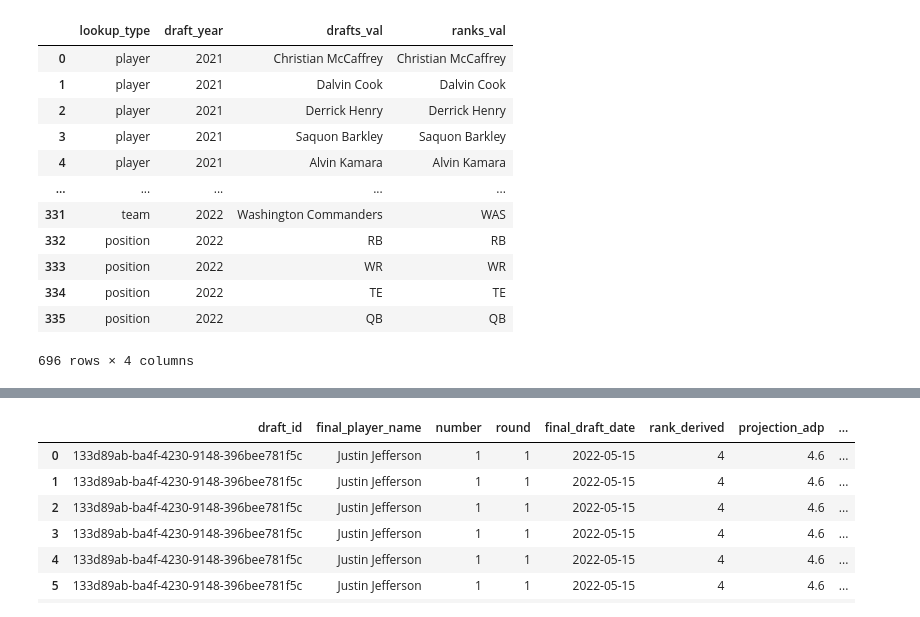
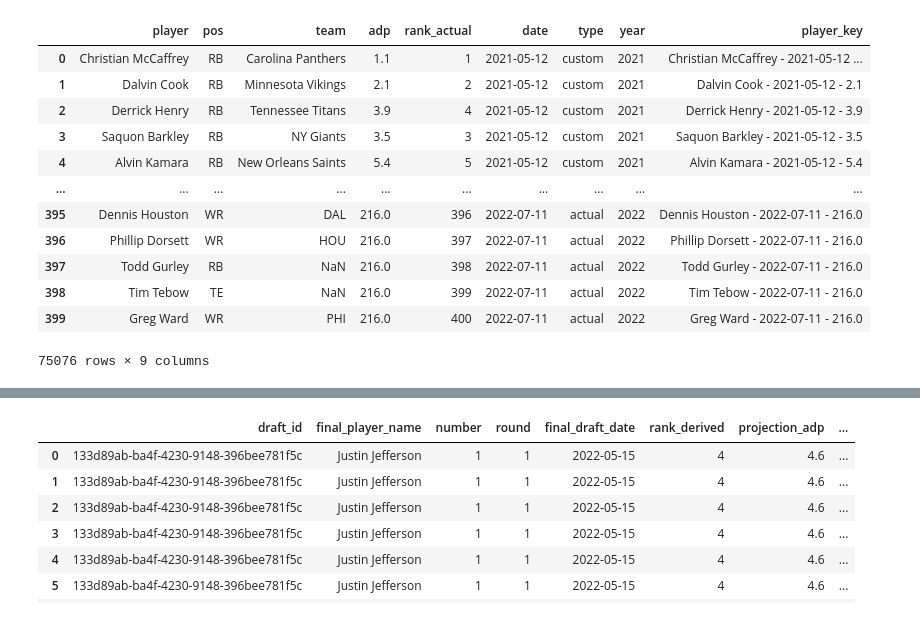
Before and after one commit to ConnorDeLong/Underdog-FF-Draft-Prediction, a Jupyter notebook: UD_draft_model/data_prep.ipynb, the cells around one changed output, grey strips where cells are left out. Saved outputs shown, nothing was run; the diff lists cells and outputs as text; code cells hidden in the pictures.

```diff
--- a/UD_draft_model/data_prep.ipynb
+++ b/UD_draft_model/data_prep.ipynb
@@ -25,7 +25,7 @@ def compile_ranks(folder_path: str) -> pd.DataFrame:
     df['date'] = pd.to_datetime(df['date'])
     df['year'] = df['date'].dt.year
 
-    df['final_player_id'] = df['player'] \
+    df['player_key'] = df['player'] \
                     + ' - ' + df['date'].astype('str') \
                     + ' - ' + df['adp'].astype('str')
 
@@ -69,6 +69,12 @@ def read_ranks(folder_path: str, years: list) -> pd.DataFrame:
         dfs.append(df)
 
     df = pd.concat(dfs)
+
+    # type field only available if a custom ranks file is created
+    try:
+        df['type'] = df['type'].fillna('actual')
+    except:
+        df['type'] = 'actual'
 
     return df
 
@@ -190,23 +196,22 @@ def add_ranks_lookups(df: pd.DataFrame, df_lookups: pd.DataFrame) -> pd.DataFram
     IMPORATANT: Passed df must contain draft_year
     """
 
-    df = add_lookup_vals(df, df_lookups, 'player', 'full_name', 'final_player_name')
-    df = add_lookup_vals(df, df_lookups, 'team', 'team_name', 'final_team_name')
-    df = add_lookup_vals(df, df_lookups, 'position', 'position', 'final_position')
+    df = add_lookup_vals(df, df_lookups, 'player', 'full_name', 'drafted_player')
+    df = add_lookup_vals(df, df_lookups, 'team', 'team_name', 'drafted_team')
+    df = add_lookup_vals(df, df_lookups, 'position', 'position', 'drafted_position')
+
+    df.drop(columns=['full_name', 'team_name', 'position'], inplace=True)
 
     # Draft date appears to be offset by a day relative to the ranks
     # for early morning drafts (or at least those with that timestamp).
-    df['final_draft_date'] = np.where(df['draft_datetime'].dt.hour <= 5
+    df['ranks_draft_date'] = np.where(df['draft_datetime'].dt.hour <= 5
                                     , df['draft_date'] - pd.Timedelta(days=1)
                                     , df['draft_date'])
 
     # Ranks data will be stacked with derived ranks from drafts w/o ranks data.
-    # This will allow those drafts to link back to the stacked ranks data.
-    # IMPORTANT:
-    player = np.where(df['final_player_name'].isnull(), df['full_name']
-                    , df['final_player_name'])
-    df['final_player_id'] = player \
-                    + ' - ' + df['final_draft_date'].astype('str') \
+    # This will allow those drafts to link back to the stacked ranks data
+    df['drafted_player_key'] = df['drafted_player'] \
+                    + ' - ' + df['ranks_draft_date'].astype('str') \
                     + ' - ' + df['projection_adp'].astype('str')
 
     return df
@@ -224,13 +229,13 @@ def _add_rank_actual(df_drafts: pd.DataFrame, df_ranks: pd.DataFrame) -> pd.Data
     keep_vars = ['player', 'date', 'adp', 'rank_actual']
     df_ranks = df_ranks[keep_vars]
 
-    rename_vars = {'player': 'final_player_name'
+    rename_vars = {'player': 'drafted_player'
                     , 'adp': 'projection_adp'
-                    , 'date': 'final_draft_date'}
+                    , 'date': 'ranks_draft_date'}
     df_ranks.rename(columns=rename_vars, inplace=True)
 
     df = pd.merge(df_base, df_ranks, how='left'
-                , on=['final_player_name', 'projection_adp', 'final_draft_date'])
+                , on=['drafted_player', 'projection_adp', 'ranks_draft_date'])
 
     return df
 
@@ -284,10 +289,11 @@ df_drafts = read_drafts(DATA_FOLDER, [2021, 2022])
 df_updated_types = update_dtypes(df_drafts)
 df_complete_players = drafts_w_player_data(df_updated_types)
 df_draft_attrs = add_draft_attrs(df_complete_players)
-df_rank_lookups = add_ranks_lookups(df_draft_attrs, df_lookups)
-df_w_ranks = add_ranks(df_rank_lookups, df_ranks)
+df_final = add_ranks_lookups(df_draft_attrs, df_lookups)
 
-df_final = add_model_vars(df_w_ranks)
+# df_rank_lookups = add_ranks_lookups(df_draft_attrs, df_lookups)
+# df_w_ranks = add_ranks(df_rank_lookups, df_ranks)
+# df_final = add_model_vars(df_w_ranks)
 
 
 print(df_final.columns)
@@ -296,6 +302,7 @@ print(df_ranks.columns)
 # print(df_drafts.columns)
 # df_drafts
 # df_final
-df_lookups
+# df_final
+df_ranks
 # %% [output]
 Index(['appearance_id', 'created_at', 'draft_entry_id', 'number',
@@ -311,14 +316,14 @@ Index(['player', 'pos', 'team', 'adp', 'rank_actual', 'date', 'year',
       dtype='object')
-|  | lookup_type | draft_year | drafts_val | ranks_val |
-| 0 | player | 2021 | Christian McCaffrey | Christian McCaffrey |
-| 1 | player | 2021 | Dalvin Cook | Dalvin Cook |
-| 2 | player | 2021 | Derrick Henry | Derrick Henry |
-| 3 | player | 2021 | Saquon Barkley | Saquon Barkley |
-| 4 | player | 2021 | Alvin Kamara | Alvin Kamara |
-| ... | ... | ... | ... | ... |
-| 331 | team | 2022 | Washington Commanders | WAS |
-| 332 | position | 2022 | RB | RB |
-| 333 | position | 2022 | WR | WR |
-| 334 | position | 2022 | TE | TE |
-| 335 | position | 2022 | QB | QB |
+|  | player | pos | team | adp | rank_actual | date | type | year | player_key |
+| 0 | Christian McCaffrey | RB | Carolina Panthers | 1.1 | 1 | 2021-05-12 | custom | 2021 | Christian McCaffrey - 2021-05-12 ... |
+| 1 | Dalvin Cook | RB | Minnesota Vikings | 2.1 | 2 | 2021-05-12 | custom | 2021 | Dalvin Cook - 2021-05-12 - 2.1 |
+| 2 | Derrick Henry | RB | Tennessee Titans | 3.9 | 4 | 2021-05-12 | custom | 2021 | Derrick Henry - 2021-05-12 - 3.9 |
+| 3 | Saquon Barkley | RB | NY Giants | 3.5 | 3 | 2021-05-12 | custom | 2021 | Saquon Barkley - 2021-05-12 - 3.5 |
+| 4 | Alvin Kamara | RB | New Orleans Saints | 5.4 | 5 | 2021-05-12 | custom | 2021 | Alvin Kamara - 2021-05-12 - 5.4 |
+| ... | ... | ... | ... | ... | ... | ... | ... | ... | ... |
+| 395 | Dennis Houston | WR | DAL | 216.0 | 396 | 2022-07-11 | actual | 2022 | Dennis Houston - 2022-07-11 - 216.0 |
+| 396 | Phillip Dorsett | WR | HOU | 216.0 | 397 | 2022-07-11 | actual | 2022 | Phillip Dorsett - 2022-07-11 - 216.0 |
+| 397 | Todd Gurley | RB | NaN | 216.0 | 398 | 2022-07-11 | actual | 2022 | Todd Gurley - 2022-07-11 - 216.0 |
+| 398 | Tim Tebow | TE | NaN | 216.0 | 399 | 2022-07-11 | actual | 2022 | Tim Tebow - 2022-07-11 - 216.0 |
+| 399 | Greg Ward | WR | PHI | 216.0 | 400 | 2022-07-11 | actual | 2022 | Greg Ward - 2022-07-11 - 216.0 |
-696 rows × 4 columns
+75076 rows × 9 columns
```
Also changed, not shown: parts of 7 cells of this notebook, 4 other files.
